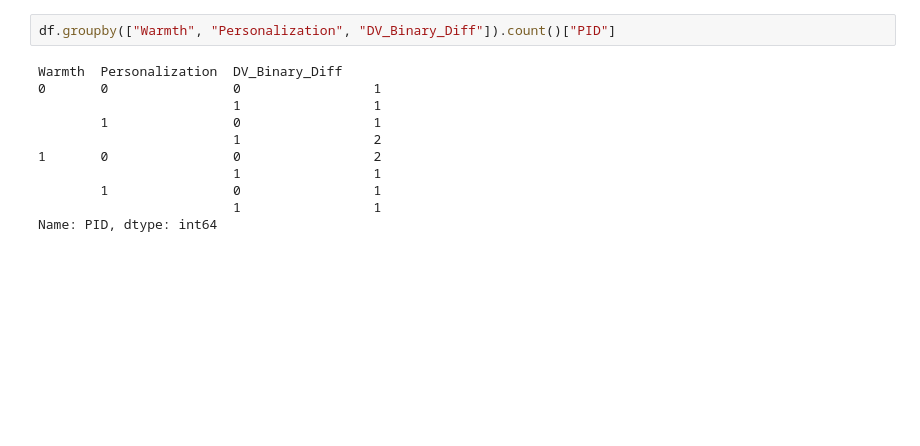
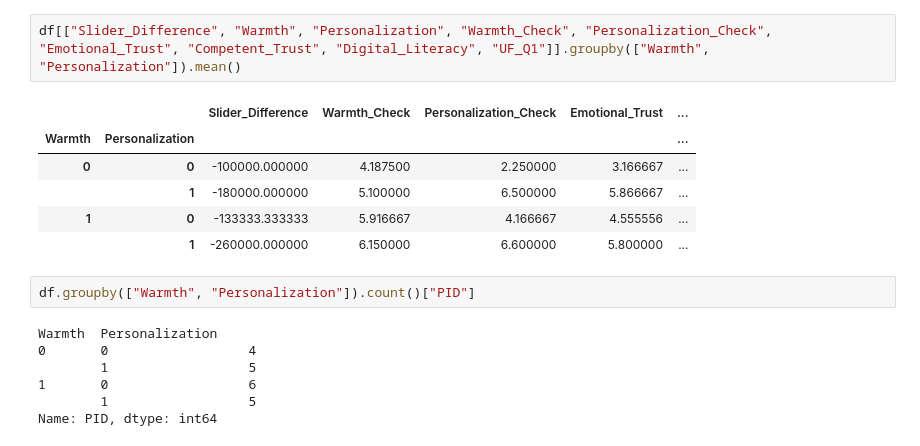
Before and after one commit to myazann/PersonalizationTrust, a Jupyter notebook: Analysis.ipynb, the cells around one changed output. Drawn from its saved outputs; the diff is of its cells as text; blank space fills up the shorter version.

```diff
--- a/Analysis.ipynb
+++ b/Analysis.ipynb
@@ -46,13 +189,18 @@ Index(['PID', 'Age', 'Education', 'Work', 'Hobbies', 'PreDV_Slider_1',
+# %%
+df[["Slider_Difference", "Warmth", "Personalization", "Warmth_Check", "Personalization_Check", "Emotional_Trust", "Competent_Trust", "Digital_Literacy", "UF_Q1"]].groupby(["Warmth", "Personalization"]).mean()
+# %% [output]
+|  |  | Slider_Difference | Warmth_Check | Personalization_Check | Emotional_Trust | ... |
+| Warmth | Personalization |  |  |  |  | ... |
+| 0 | 0 | -100000.000000 | 4.187500 | 2.250000 | 3.166667 | ... |
+|  | 1 | -180000.000000 | 5.100000 | 6.500000 | 5.866667 | ... |
+| 1 | 0 | -133333.333333 | 5.916667 | 4.166667 | 4.555556 | ... |
+|  | 1 | -260000.000000 | 6.150000 | 6.600000 | 5.800000 | ... |
 # %%
-df.groupby(["Warmth", "Personalization", "DV_Binary_Diff"]).count()["PID"]
+df.groupby(["Warmth", "Personalization"]).count()["PID"]
 # %% [output]
-Warmth  Personalization  DV_Binary_Diff
-0       0                0                 1
-                         1                 1
-        1                0                 1
-                         1                 2
-1       0                0                 2
-                         1                 1
-        1                0                 1
-                         1                 1
+Warmth  Personalization
+0       0                  4
+        1                  5
+1       0                  6
+        1                  5
 Name: PID, dtype: int64
```
Also changed, not shown: parts of 18 cells of this notebook, 1 other file.
